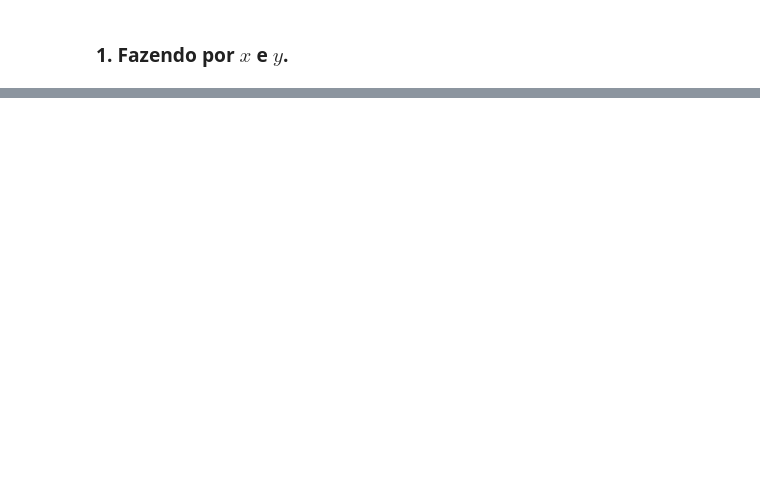
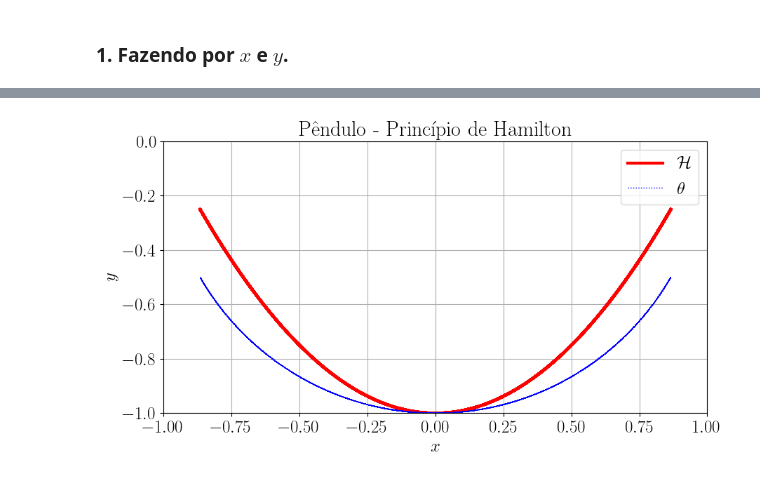
Before and after one commit to estevaofuzaro98/dinamicaPPGEM, a Jupyter notebook: PenduloHamilton.ipynb, the cells around one changed output, grey strips where cells are left out. Drawn from its saved outputs; the diff is of its cells as text; code cells hidden in the pictures; blank space fills up the shorter version.

```diff
--- a/PenduloHamilton.ipynb
+++ b/PenduloHamilton.ipynb
@@ -17,2 +29,7 @@
 # %% [markdown]
 ### **1. Fazendo por $x$ e $y$.**
+# %%
+# Definindo as variáveis do problema
+t, L, m, g, h = smp.symbols('t, L, m, g, h', real=True) # Tempo "t", Comprimento "l", Massa "m", Gravidade "g", Altura "h"
+x, y = smp.symbols('x, y', cls=smp.Function) # x e y -> Coordenadas não-generalizadas
+lbda = smp.symbols('\lambda',real=True)
@@ -36,7 +69,7 @@ Ham
 # %%
 # Parâmetros do sistema
 g = 9.81  # aceleração da gravidade
-l = 1.0   # comprimento do pêndulo
+L = 1.0   # comprimento do pêndulo
 
 # Intervalo de tempo para integração
 t_start = 0.0
@@ -49,49 +82,51 @@ def pendulum_ham(z, t):
     z1 = z[0]
     z2 = z[1]
     dz1_dt = z2
-    dz2_dt = -((g*(l**2 - z1**2)**(3/2) + l**2*(z2**2))*z1)/(l**2*z1**2 + (l**2 - z1**2)**2 - z1**4)
+    dz2_dt = -((g*(L**2 - z1**2)**(3/2) + L**2*(z2**2))*z1)/(L**2*z1**2 + (L**2 - z1**2)**2 - z1**4)
     return [dz1_dt, dz2_dt]
 
 # Condições iniciais
-z0 = [l*np.sin(np.pi/3), 0.0]  # z1(0), z2(0)
+z0 = [L*np.sin(np.pi/3), 0.0]  # z1(0), z2(0)
 
 # Resolvendo o sistema de equações diferenciais
 solution = odeint(pendulum_ham, z0, t_span)
 
 # Obtendo as soluções para z1, z2, z3 e z4
 x_sol = solution[:, 0]
-y_sol = (l**2 - x_sol**2)
+y_sol = (L**2 - x_sol**2)
 
 ## TRADICIONAL --------------------------------------------------------
 def pendulum_an(z, t):
     z1 = z[0]
     z2 = z[1]
     dz1_dt = z2
-    dz2_dt = -g/l*np.sin(z1)
+    dz2_dt = -g/L*np.sin(z1)
     return [dz1_dt, dz2_dt]
 
 # Condições iniciais
 z0 = [np.pi/3, 0.0]  # z1(0), z2(0)
 
 # Resolvendo o sistema de equações diferenciais
 solution_an = odeint(pendulum_an, z0, t_span)
 
 # Obtendo as soluções para z1, z2
-x_sol_an = l*np.sin(solution_an[:, 0])
-y_sol_an = l*np.cos(solution_an[:, 0])
+x_sol_an = L*np.sin(solution_an[:, 0])
+y_sol_an = L*np.cos(solution_an[:, 0])
 
 # Plotando as soluções
 plt.figure(figsize=(10, 8))
 plt.plot(x_sol, -y_sol, linestyle='-', color='red', linewidth=3, label=r'$\mathcal{H}$')
 plt.plot(x_sol_an, -y_sol_an, linestyle=':', color='blue', linewidth=1, label=r'$\theta$')
 plt.xlabel('$x$')
 plt.ylabel('$y$')
 plt.title('Pêndulo - Princípio de Hamilton')
 plt.legend()
 plt.grid(True)
 plt.xlim(-1.0,1.0)
 plt.ylim(-1.0,0.0)
 plt.axis()
 ax = plt.gca()
 ax.set_aspect('equal', adjustable='box')
 plt.show()
+# %% [output]
+[figure, added]
```
Also changed, not shown: parts of 4 cells of this notebook.
